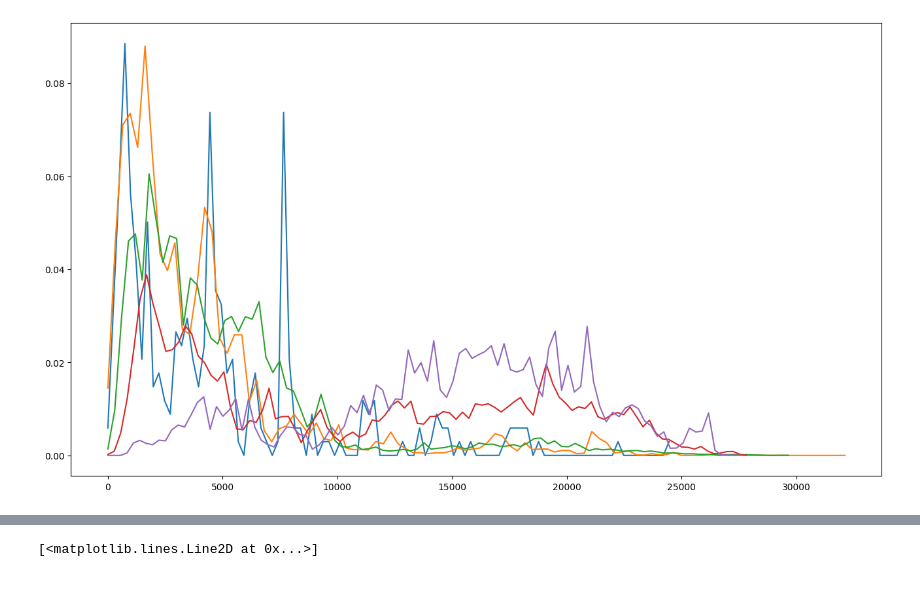
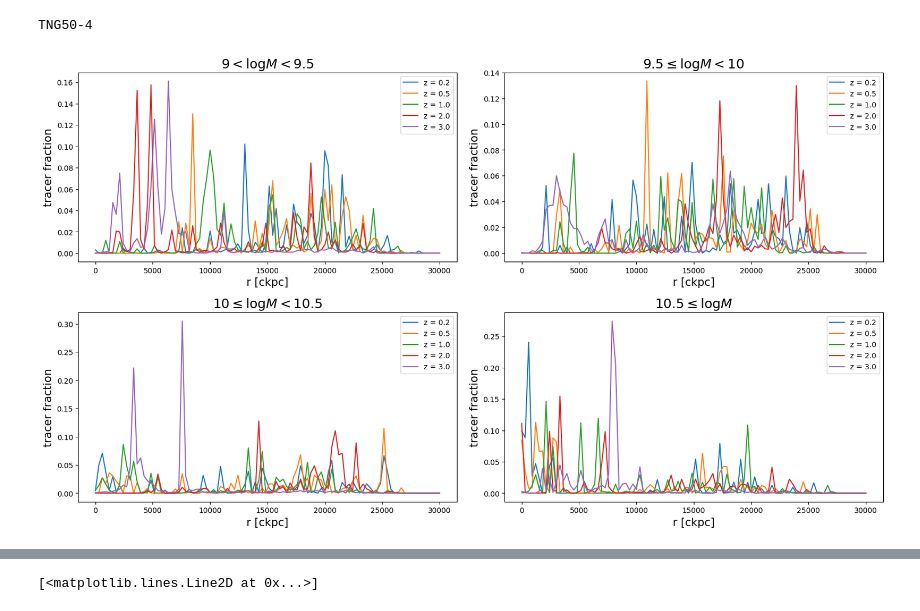
Before and after one commit to nelson-group/Ole_insitu_stars, a Jupyter notebook: final_plots.ipynb, the cells around one changed output, grey strips where cells are left out. Cells and saved outputs as stored; diff of their text form; code cells hidden in the pictures.

```diff
--- a/final_plots.ipynb
+++ b/final_plots.ipynb
@@ -127,5 +146,14 @@ bins, num, mass_means, sub_means, numPerBin = AllTracerProfile_wMassBins(basePat
-# %%
-for i in range(5):
-    plt.plot(bins[i],num[i])
-# %% [output]
-[figure, removed]
+# %%
+basePath='/virgotng/universe/IllustrisTNG/TNG50-4/output'
+snaps = np.array([84,67,50,33,25])
+z = np.zeros(snaps.size)
+for i in range(snaps.size):
+    z[i] = il.groupcat.loadHeader(basePath,snaps[i])['Redshift']
+
+bins = np.zeros(1)
+num = np.zeros((snaps.size,4,100))
+for i in range(snaps.size):
+    if i==0:
+        bins, num[i,:,:],_,_,_ = AllTracerProfile_wMassBins(basePath,99,snaps[i],onlyGas = False)
+    else:
+        _, num[i,:,:],_,_,_ = AllTracerProfile_wMassBins(basePath,99,snaps[i],onlyGas = False)
@@ -131,0 +175,24 @@ for i in range(5):
+# %%
+fig, ax = plt.subplots(2,2,constrained_layout=True)
+mask1 = (0,0)
+mask2 = (0,1)
+mask3 = (1,0)
+mask4 = (1,1)
+for i in range(snaps.size):
+    for b in range(4):
+        h = locals()['mask'+str(b+1)]
+        ax[h].plot(bins,num[i,b,:],label = f'z = {z[i]:.1f}')
+
+for b in range(4):
+    h = locals()['mask'+str(b+1)]
+    ax[h].legend()
+    ax[h].set_xlabel('r [ckpc]',size=15)
+    ax[h].set_ylabel('tracer fraction',size=15)
+ax[0,0].set_title('$9 < \log{M} < 9.5$',size=18)
+ax[0,1].set_title('$9.5 \leq \log{M} < 10$',size=18)
+ax[1,0].set_title('$10\leq\log{M} < 10.5$',size=18)
+ax[1,1].set_title('$10.5\leq\log{M}$',size=18)
+print(basePath[32:39])
+# %% [output]
+TNG50-4
+[figure, added]
```
Also changed, not shown: parts of 21 cells of this notebook, 5 other files.
